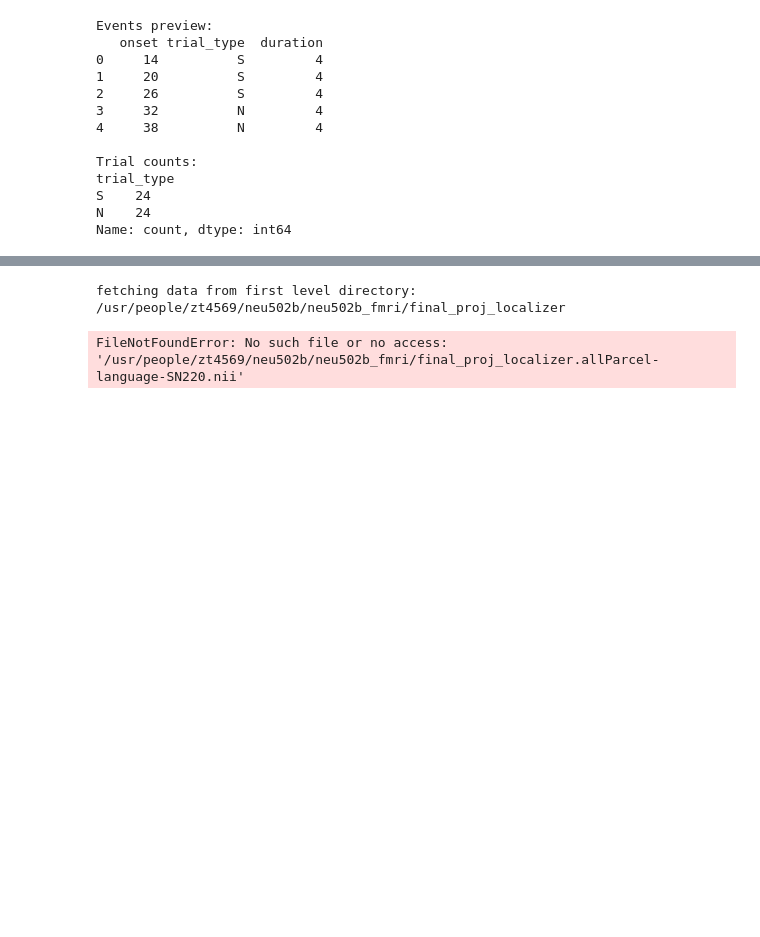
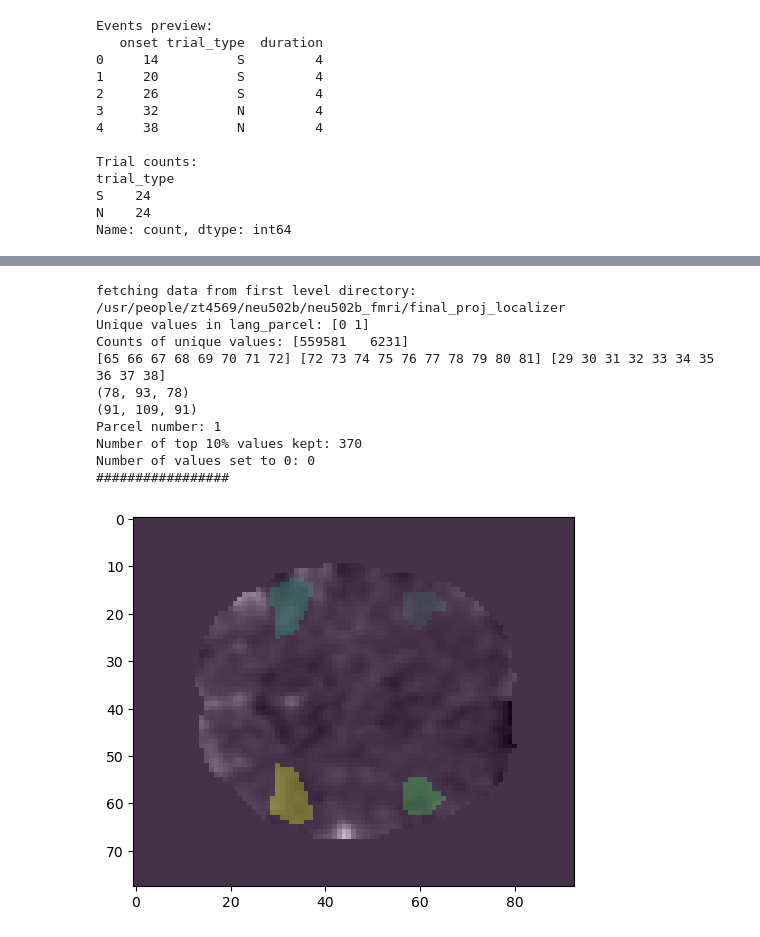
Before and after one commit to cg6845/neu502b_preprocess, a Jupyter notebook: final_proj_localizer/GLM_loc.ipynb, the cells around one changed output, grey strips where cells are left out. Drawn from its saved outputs; the diff is of its cells as text; code cells hidden in the pictures; blank space fills up the shorter version.

Commit message:
binary mask created

```diff
--- a/final_proj_localizer/GLM_loc.ipynb
+++ b/final_proj_localizer/GLM_loc.ipynb
@@ -227,11 +227,10 @@ import os
 ###### DEFINE PARAMETERS ######
 
 # defining global vars
-SUBJECTS = 'sub-002'
-LANG_PARCEL = '/usr/people/zt4569/neu502b/neu502b_fmri/final_proj_localizer.allParcel-language-SN220.nii'
+LANG_PARCEL = '/usr/people/zt4569/neu502b/neu502b_fmri/final_proj_localizer/allParcels-language-SN220.nii'
 # LANG_FIRST_LEVEL = 'DefaultMNI_PlusStructural/results/firstlevel/langlocSN'
-LANG_SPMT = f'{SUBJECTS}_S_minus_N_effect.nii.gz'
-EXPORT_PATH = '/usr/people/zt4569/neu502b/neu502b_fmri/localizer_masks/'
+LANG_SPMT = f'{subject}_S_minus_N_effect.nii.gz'
+EXPORT_PATH = f'/usr/people/zt4569/neu502b/neu502b_fmri/localizer_masks/{subject}'
 ROI_MAPS = {1:'LH_IFGorb', 2:'LH_IFG', 3:'LH_MFG', 4:'LH_AntTemp', 5:'LH_PostTemp', 6:'LH_AnG', 7:'RH_IFGorb', 8:'RH_IFG', 9:'RH_MFG', 10:'RH_AntTemp', 11:'RH_PostTemp', 12:'RH_AnG'}
 
 # defining task specific vars
@@ -270,6 +269,7 @@ def get_top_10_thresholded_t_maps(lang_t_map, lang_parcel):
     print(f"Unique values in lang_parcel: {unique_values}")
     print(f"Counts of unique values: {counts}")
 
+
     # Initialize the output array for final t maps
     output_array_all = np.zeros_like(lang_t_map)
 
@@ -281,10 +281,18 @@ def get_top_10_thresholded_t_maps(lang_t_map, lang_parcel):
         output_array_a = np.zeros_like(lang_t_map)
 
         # Get the indices of the current value in lang parcel
-        indices = np.where(lang_parcel == value)
+        indices = np.where(lang_parcel_img == value)
+        print(np.unique(indices[0]),np.unique(indices[1]),np.unique(indices[2]))
+        print(lang_t_map.shape)
+        print(lang_parcel_img.shape)
+
+        try:
+            corresponding_values = lang_t_map[indices]
+        except Exception as e:
+            print(f"Error processing parcel {value}: {e}")
+            continue
 
         # Get the corresponding values in t maps
-        corresponding_values = lang_t_map[indices]
 
         # Find the threshold for the top 10% values
         threshold = np.percentile(corresponding_values, 90)
@@ -306,6 +314,7 @@ def get_top_10_thresholded_t_maps(lang_t_map, lang_parcel):
         print(f"Parcel number: {value}")
         print(f"Number of top 10% values kept: {num_top_10_percent}")
         print(f"Number of values set to 0: {num_set_to_zero}")
+        print("#################")
 
     return output_array_all
 
@@ -340,19 +349,56 @@ def save_maps_as_npy_and_nii(thresholded_t_map, froi_region):
     nib.save(thresholded_t_maps_img, f'{export_filename}.nii')
 
 
-def main():
+# load lang t maps and parcel
+lang_t_map_img = np.array(nib.load(f'{first_level_dir}/{LANG_SPMT}').dataobj)
+lang_parcel_img = np.array(nib.load(LANG_PARCEL).dataobj)
 
-    # load lang t maps and parcel
-    lang_t_map_img = np.array(nib.load(f'{first_level_dir}/{LANG_SPMT}').dataobj)
-    lang_parcel_img = np.array(nib.load(LANG_PARCEL).dataobj)
+from nilearn.image import resample_to_img
+import nibabel as nib
+import numpy as np
 
-    # this steps iteratively exports all individual frois
-    thresholded_t_maps = get_top_10_thresholded_t_maps(lang_t_map_img, lang_parcel_img)
+# load images
+lang_parcel_nii = nib.load(LANG_PARCEL)                     # high-res parcel
+lang_t_map_nii  = nib.load(f'{first_level_dir}/{LANG_SPMT}')  # low-res target
 
-    # now save the map with all frois
-    save_maps_as_npy_and_nii(thresholded_t_maps, 'ALL')
+# resample parcel INTO the t-map/BOLD space
+parcel_resampled_nii = resample_to_img(
+    source_img=lang_parcel_nii,
+    target_img=lang_t_map_nii,
+    interpolation='nearest',   # important for label images
+    force_resample=True
+)
 
-main()
+lang_parcel_img_resampled = np.asarray(parcel_resampled_nii.dataobj)
+
+# example: binary mask for one parcel label
+parcel_value = 1
+parcel_mask = (lang_parcel_img_resampled == parcel_value).astype(np.uint8)
+
+# or binary mask for all nonzero parcel voxels
+all_parcel_mask = (lang_parcel_img_resampled > 0).astype(np.uint8)
+
+
+# this steps iteratively exports all individual frois
+thresholded_t_maps = get_top_10_thresholded_t_maps(lang_t_map_img, all_parcel_mask)
+
+# now save the map with all frois
+save_maps_as_npy_and_nii(thresholded_t_maps, 'ALL')
 # %% [output]
 fetching data from first level directory:  /usr/people/zt4569/neu502b/neu502b_fmri/final_proj_localizer
+Unique values in lang_parcel: [0 1]
+Counts of unique values: [559581   6231]
+[65 66 67 68 69 70 71 72] [72 73 74 75 76 77 78 79 80 81] [29 30 31 32 33 34 35 36 37 38]
+(78, 93, 78)
+(91, 109, 91)
+Parcel number: 1
+Number of top 10% values kept: 370
+Number of values set to 0: 0
+#################
-FileNotFoundError: No such file or no access: '/usr/people/zt4569/neu502b/neu502b_fmri/final_proj_localizer.allParcel-language-SN220.nii'
+# %%
+import matplotlib.pyplot as plt
+plt.imshow(lang_t_map_img[:, :, lang_t_map_img.shape[2]//2], cmap='gray')
+plt.imshow(lang_parcel_img_resampled[:, :, lang_parcel_img_resampled.shape[2]//2], alpha=0.3)
+plt.show()
+# %% [output]
+[figure, added]
```
Also changed, not shown: parts of 7 cells of this notebook, 4 other files.
